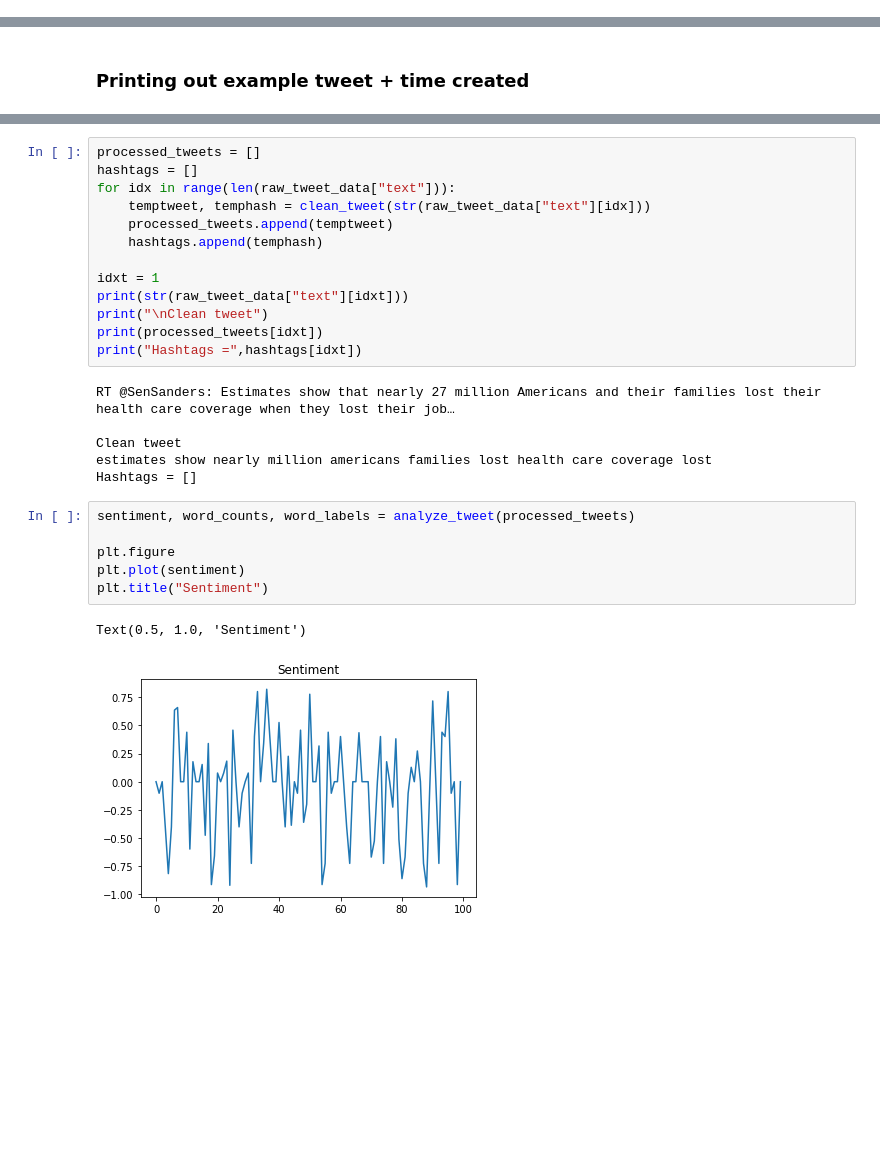
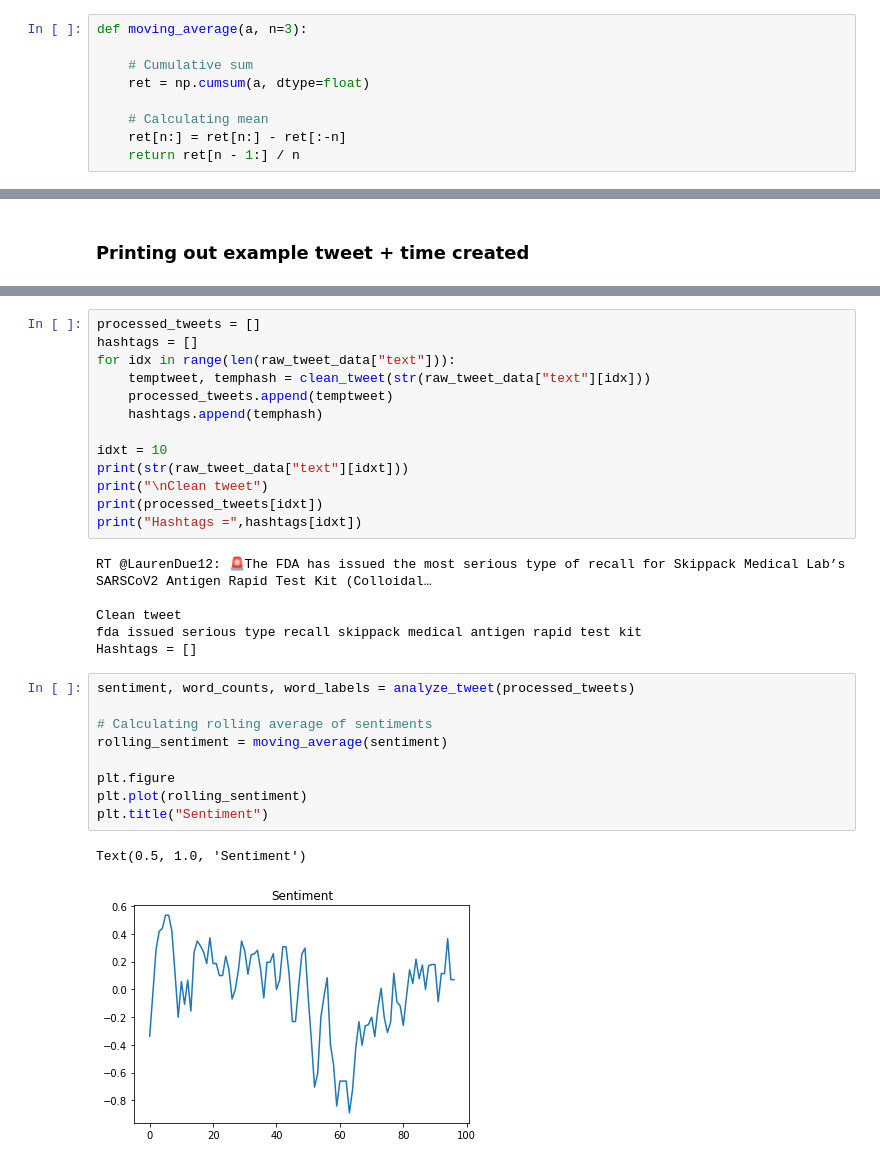
Before and after one commit to mustafa-tariqk/sentiment-trends, a Jupyter notebook: layale.ipynb, the cells around one changed output, grey strips where cells are left out. Drawn from its saved outputs; the diff is of its cells as text; blank space fills up the shorter version.

```diff
--- a/layale.ipynb
+++ b/layale.ipynb
@@ -132,3 +134,12 @@ def collect_data(keyword,api):
+# %%
+def moving_average(a, n=3):
+
+    # Cumulative sum
+    ret = np.cumsum(a, dtype=float)
+
+    # Calculating mean
+    ret[n:] = ret[n:] - ret[:-n]
+    return ret[n - 1:] / n
 # %% [markdown]
 <h4> Example of <code> clean_tweet </code> function
 # %%
@@ -293,26 +309,29 @@ for idx in range(len(raw_tweet_data["text"])):
     processed_tweets.append(temptweet)
     hashtags.append(temphash)
 
-idxt = 1
+idxt = 10
 print(str(raw_tweet_data["text"][idxt]))
 print("\nClean tweet")
 print(processed_tweets[idxt])
 print("Hashtags =",hashtags[idxt])
 # %% [output]
-RT @SenSanders: Estimates show that nearly 27 million Americans and their families lost their health care coverage when they lost their job…
+RT @LaurenDue12: 🚨The FDA has issued the most serious type of recall for Skippack Medical Lab’s SARSCoV2 Antigen Rapid Test Kit (Colloidal…
 
 Clean tweet
-estimates show nearly million americans families lost health care coverage lost
+fda issued serious type recall skippack medical antigen rapid test kit
 Hashtags = []
 # %%
 sentiment, word_counts, word_labels = analyze_tweet(processed_tweets)
 
+# Calculating rolling average of sentiments
+rolling_sentiment = moving_average(sentiment)
+
 plt.figure
-plt.plot(sentiment)
+plt.plot(rolling_sentiment)
 plt.title("Sentiment")
 # %% [output]
 Text(0.5, 1.0, 'Sentiment')
-[figure, old version]
+[figure, new version]
 # %%
 plt.figure
 plt.bar(word_labels[0:5],word_counts[0:5])
```
Also changed, not shown: parts of 5 cells of this notebook, 3 other files.
